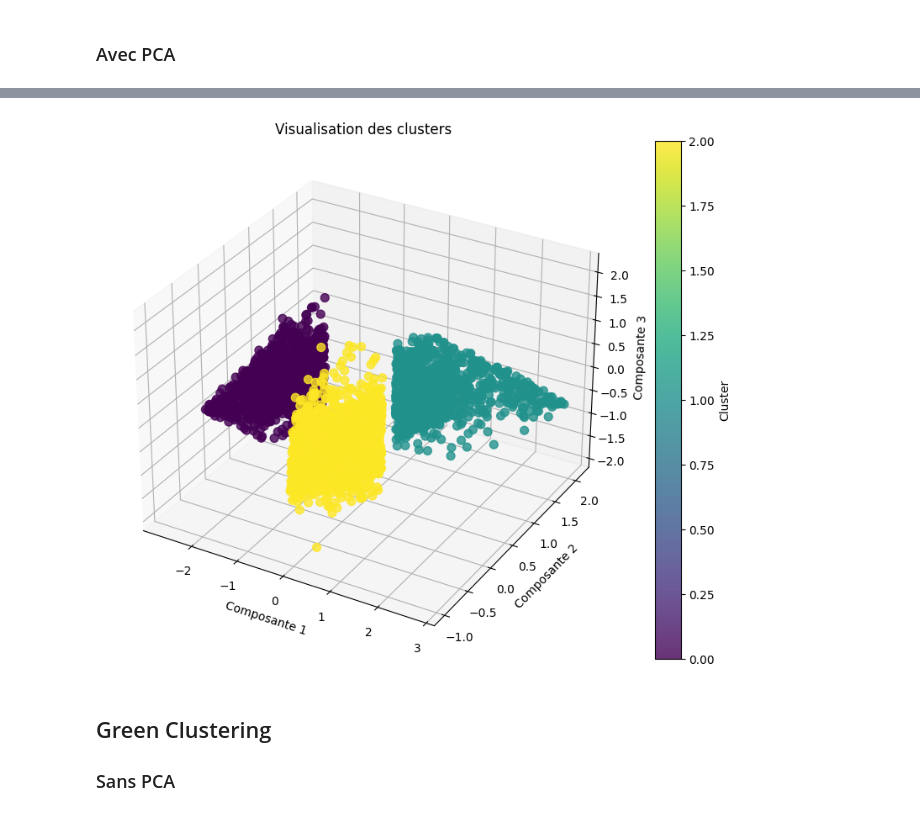
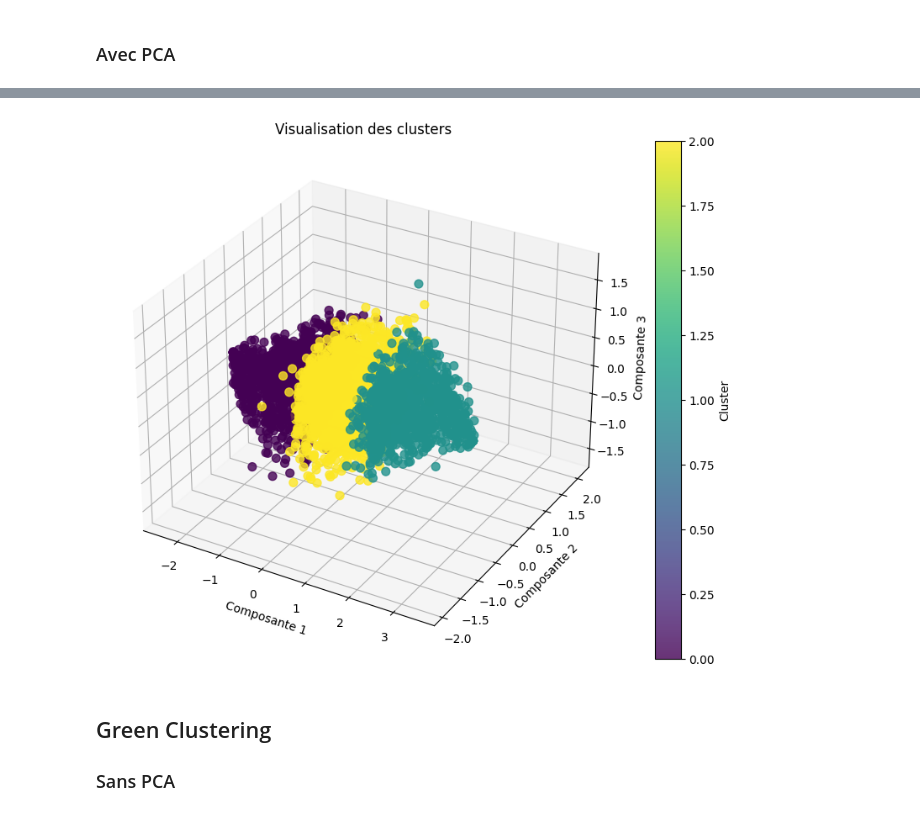
Before and after one commit to scia-assistant/kantar-LMD, a Jupyter notebook: Untitled.ipynb, the cells around one changed output, grey strips where cells are left out. Saved outputs shown, nothing was run; the diff lists cells and outputs as text; code cells hidden in the pictures.

```diff
--- a/Untitled.ipynb
+++ b/Untitled.ipynb
@@ -194,6 +192,9 @@ green_normalized
 ## Clustering function
 # %%
 def visualize_clusters(data, labels, title="Visualisation des clusters"):
+    if isinstance(data, pd.DataFrame):
+        data = data.values
+
     if data.shape[1] > 3:
         pca = PCA(n_components=3)
         data_reduced = pca.fit_transform(data)
@@ -429,10 +430,10 @@ Il est évident que tous les résultats obtenus après réduction par PCA sont s
 # %%
 k = 3
 kmeans = KMeans(n_clusters=k, random_state=42)
 orange_labels = kmeans.fit_predict(orange_pca)
-visualize_clusters(orange_pca, labels)
+visualize_clusters(orange_pca, orange_labels)
 # %% [output]
-[figure, old version]
+[figure, new version]
 # %% [markdown]
 ## Green Clustering
 ### Sans PCA
```
Also changed, not shown: parts of 24 cells of this notebook.
